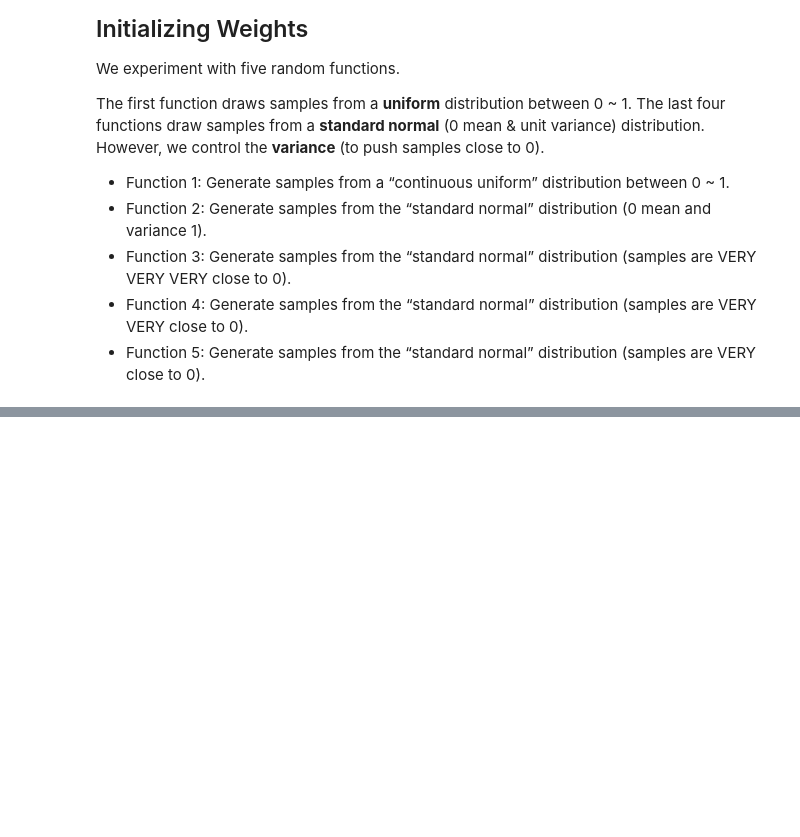
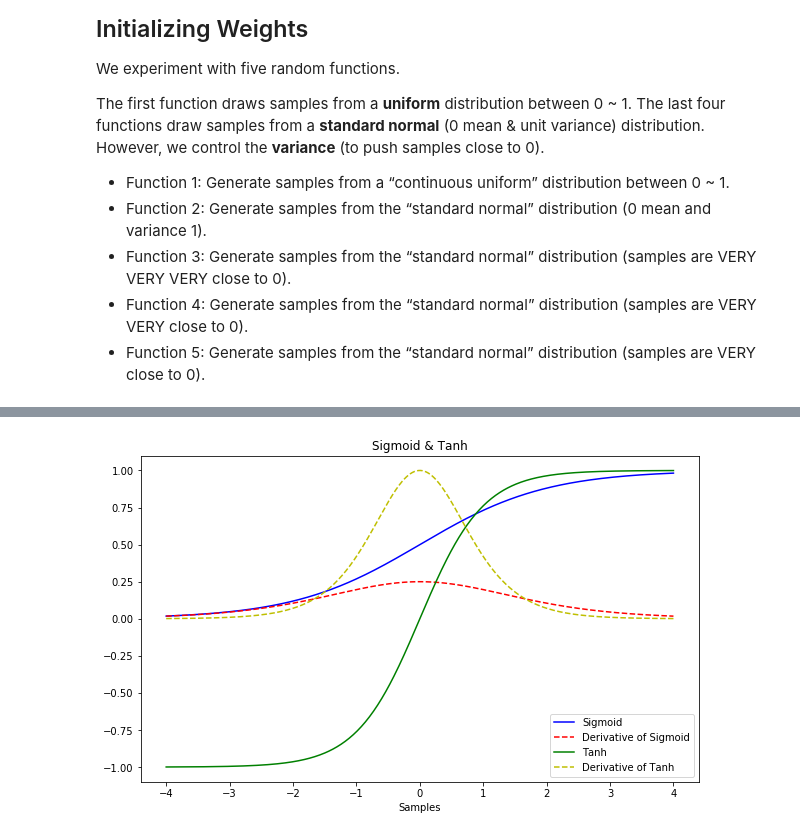
Before and after one commit to rhasanbd/The-Art-And-Science-Of-Training-Deep-Neural-Networks, a Jupyter notebook: DNN-1-Weight Initialization Techniques.ipynb, the cells around one changed output, grey strips where cells are left out. Cells and saved outputs as stored; diff of their text form; code cells hidden in the pictures; blank space fills up the shorter version.

```diff
--- a/DNN-1-Weight Initialization Techniques.ipynb
+++ b/DNN-1-Weight Initialization Techniques.ipynb
@@ -254,0 +689,13 @@ Python Function:
+# %%
+mean_input, var_input, std_input = 0.0, 0.0, 0.0
+
+for i in range(1000):
+    a = np.random.randn(784) # Input signal
+
+    mean_input += np.mean(a)
+    var_input += np.var(a)
+    std_input += np.std(a)
+
+print(mean_input/1000)
+print(var_input/1000)
+print(std_input/1000)
@@ -254,0 +835,53 @@ Python Function:
+# %%
+# Sigmoid Function
+def sigmoid(z):
+    return 1.0/(1.0 + np.exp(-z))
+
+# Gradient of Sigmoid Function
+def gradientSigmoid(z):
+    return sigmoid(z) * (1 - sigmoid(z))
+
+
+def tanh(z):
+    return (np.exp(z)-np.exp(-z))/(np.exp(z)+np.exp(-z))
+
+
+def gradientTanh(z):
+    y = tanh(z)
+    dy=1-y**2
+    return dy
+
+
+
+def plot_sigmoid_grad_sigmoid(z, numPoints):
+
+    numbers = np.linspace(-z, z, num=numPoints)
+
+    # Two arrays to store the sigmoid and gradient of sigmoid function output
+    array_sigmoid, array_gradientSigmoid = [], []
+    array_tanh, array_gradientTanh = [], []
+
+    for i in range(len(numbers)):
+        array_sigmoid.append(sigmoid(numbers[i]))
+        array_gradientSigmoid.append(gradientSigmoid(numbers[i]))
+        array_tanh.append(tanh(numbers[i]))
+        array_gradientTanh.append(gradientTanh(numbers[i]))
+
+
+    # Draw a plot for both the sigmoid and the gradient of sigmoid
+    fig = plt.figure(figsize=(10, 6))
+    plt.plot(numbers, array_sigmoid, "b-", label="Sigmoid")
+    plt.plot(numbers, array_gradientSigmoid, "r--", label="Derivative of Sigmoid")
+    plt.plot(numbers, array_tanh, "g-", label="Tanh")
+    plt.plot(numbers, array_gradientTanh, "y--", label="Derivative of Tanh")
+
+    plt.title("Sigmoid & Tanh")
+    plt.legend(loc=4)
+    plt.xlabel("Samples")
+    plt.show()
+
+
+# Plot the sigmoid and gradient of sigmoid between -4 and 4
+plot_sigmoid_grad_sigmoid(4, 500)
+# %% [output]
+[figure, added]
```
Also changed, not shown: parts of 18 cells of this notebook, 2 other files.
